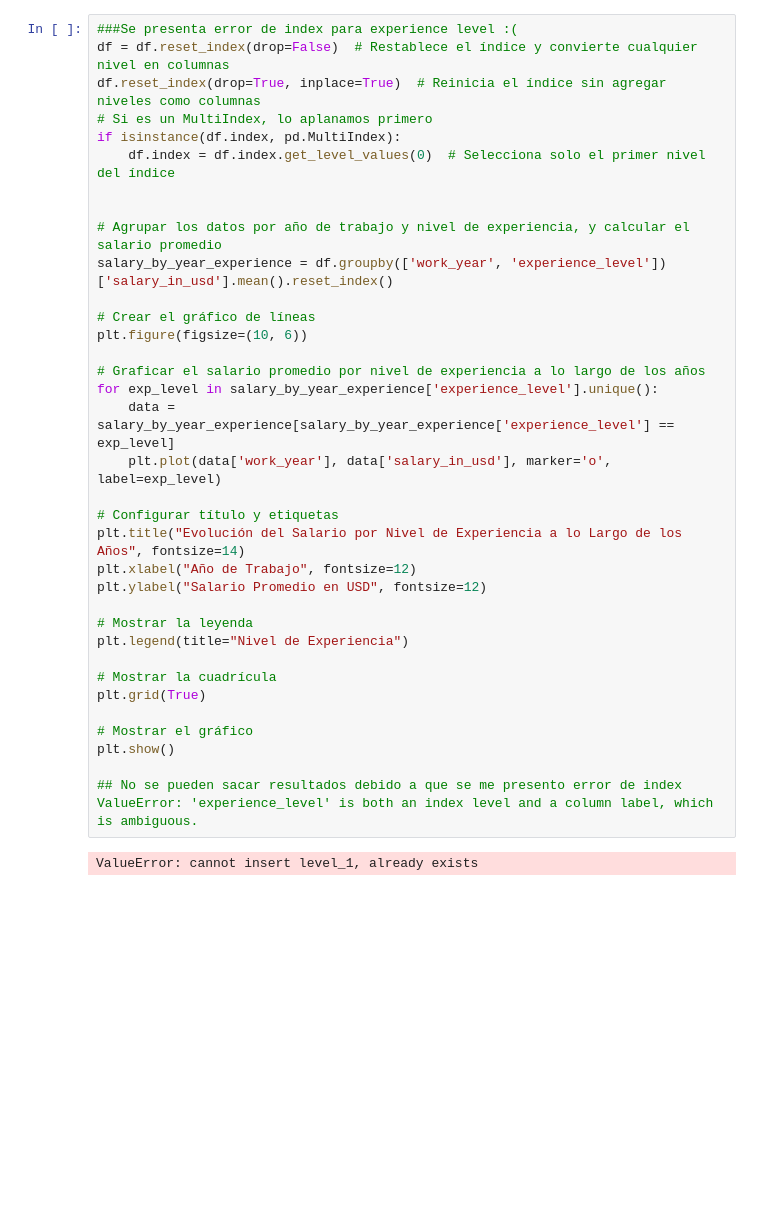
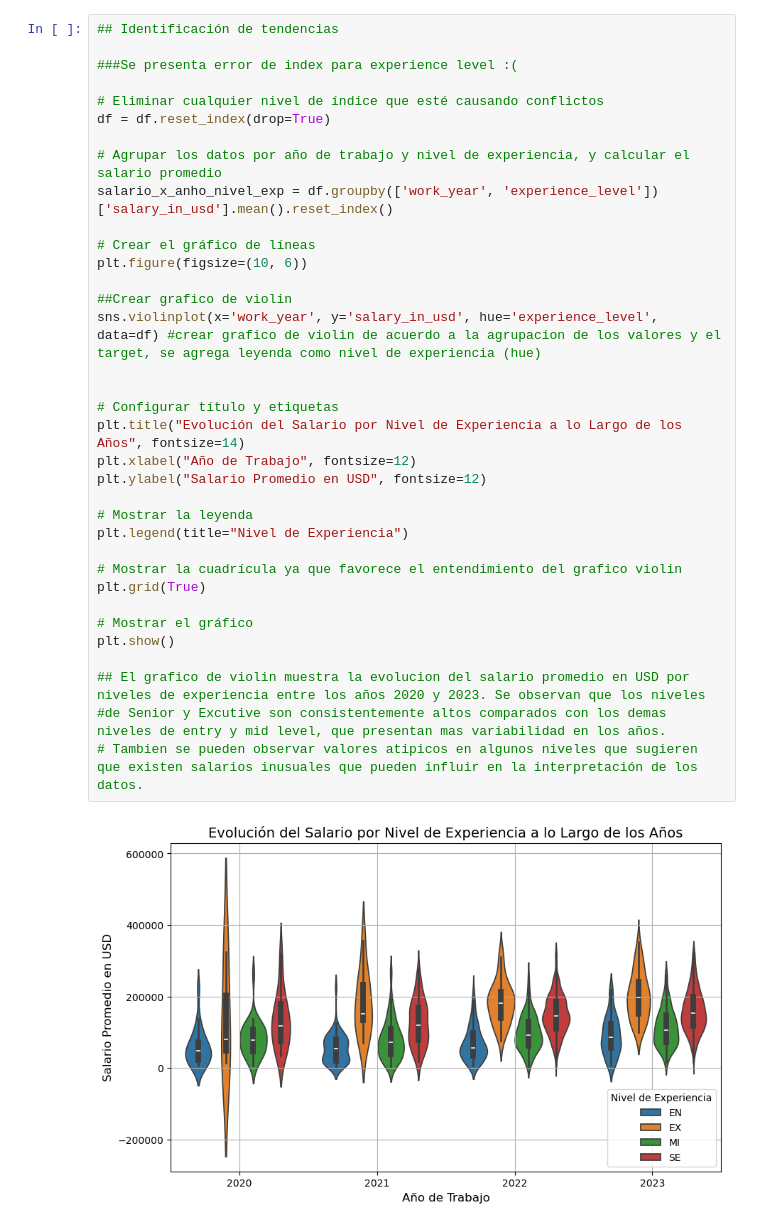
Before and after one commit to efleitasalva/examen_datascience_fundamentals, a Jupyter notebook: examen_datascience_fundamentals/examen_datascience_salaries_2023.ipynb, the cells around one changed output. Drawn from its saved outputs; the diff is of its cells as text; blank space fills up the shorter version.

```diff
--- a/examen_datascience_fundamentals/examen_datascience_salaries_2023.ipynb
+++ b/examen_datascience_fundamentals/examen_datascience_salaries_2023.ipynb
@@ -295,39 +378,39 @@ min        5132.000000
 max      356340.000000
 Name: salary_in_usd, dtype: float64
 # %%
+## Identificación de tendencias
+
 ###Se presenta error de index para experience level :(
-df = df.reset_index(drop=False)  # Restablece el índice y convierte cualquier nivel en columnas
-df.reset_index(drop=True, inplace=True)  # Reinicia el índice sin agregar niveles como columnas
-# Si es un MultiIndex, lo aplanamos primero
-if isinstance(df.index, pd.MultiIndex):
-    df.index = df.index.get_level_values(0)  # Selecciona solo el primer nivel del índice
 
+# Eliminar cualquier nivel de índice que esté causando conflictos
+df = df.reset_index(drop=True)
 
 # Agrupar los datos por año de trabajo y nivel de experiencia, y calcular el salario promedio
-salary_by_year_experience = df.groupby(['work_year', 'experience_level'])['salary_in_usd'].mean().reset_index()
+salario_x_anho_nivel_exp = df.groupby(['work_year', 'experience_level'])['salary_in_usd'].mean().reset_index()
 
 # Crear el gráfico de líneas
 plt.figure(figsize=(10, 6))
 
-# Graficar el salario promedio por nivel de experiencia a lo largo de los años
-for exp_level in salary_by_year_experience['experience_level'].unique():
-    data = salary_by_year_experience[salary_by_year_experience['experience_level'] == exp_level]
-    plt.plot(data['work_year'], data['salary_in_usd'], marker='o', label=exp_level)
+##Crear grafico de violin
+sns.violinplot(x='work_year', y='salary_in_usd', hue='experience_level', data=df) #crear grafico de violin de acuerdo a la agrupacion de los valores y el target, se agrega leyenda como nivel de experiencia (hue)
+
 
 # Configurar título y etiquetas
 plt.title("Evolución del Salario por Nivel de Experiencia a lo Largo de los Años", fontsize=14)
 plt.xlabel("Año de Trabajo", fontsize=12)
 plt.ylabel("Salario Promedio en USD", fontsize=12)
 
 # Mostrar la leyenda
 plt.legend(title="Nivel de Experiencia")
 
-# Mostrar la cuadrícula
+# Mostrar la cuadrícula ya que favorece el entendimiento del grafico violin
 plt.grid(True)
 
 # Mostrar el gráfico
 plt.show()
 
-## No se pueden sacar resultados debido a que se me presento error de index ValueError: 'experience_level' is both an index level and a column label, which is ambiguous.
+## El grafico de violin muestra la evolucion del salario promedio en USD por niveles de experiencia entre los años 2020 y 2023. Se observan que los niveles
+#de Senior y Excutive son consistentemente altos comparados con los demas niveles de entry y mid level, que presentan mas variabilidad en los años.
+# Tambien se pueden observar valores atipicos en algunos niveles que sugieren que existen salarios inusuales que pueden influir en la interpretación de los datos.
 # %% [output]
-ValueError: cannot insert level_1, already exists
+[figure, added]
```
Also changed, not shown: parts of 16 cells of this notebook, 1 other file.
